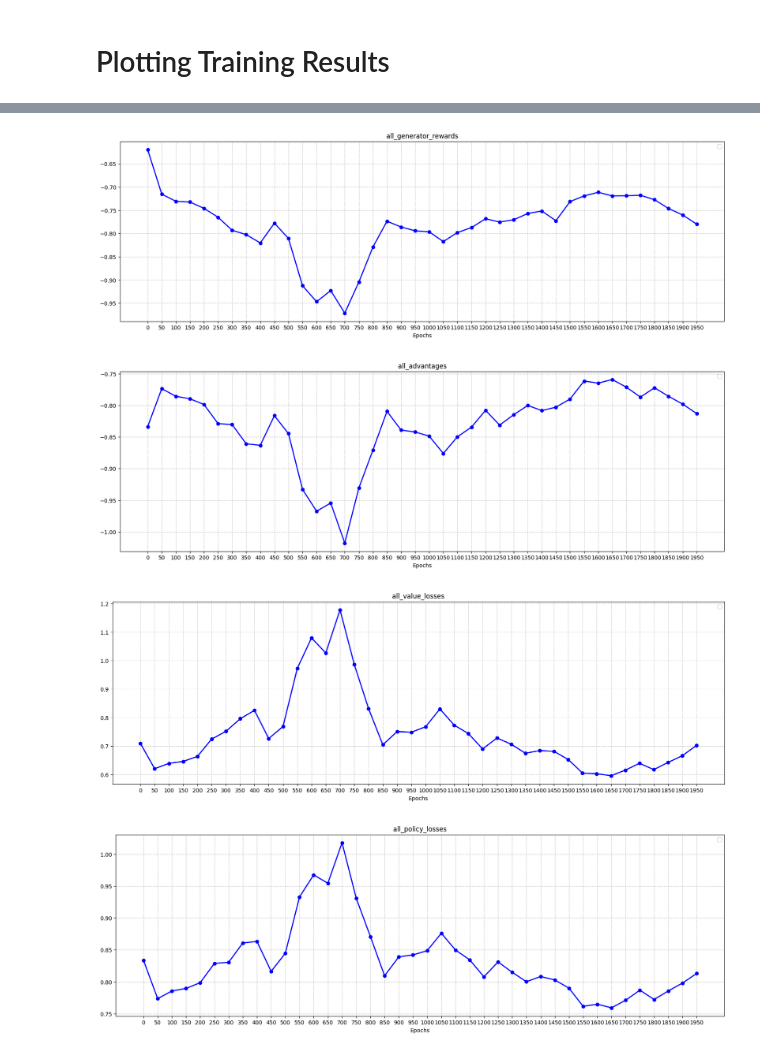
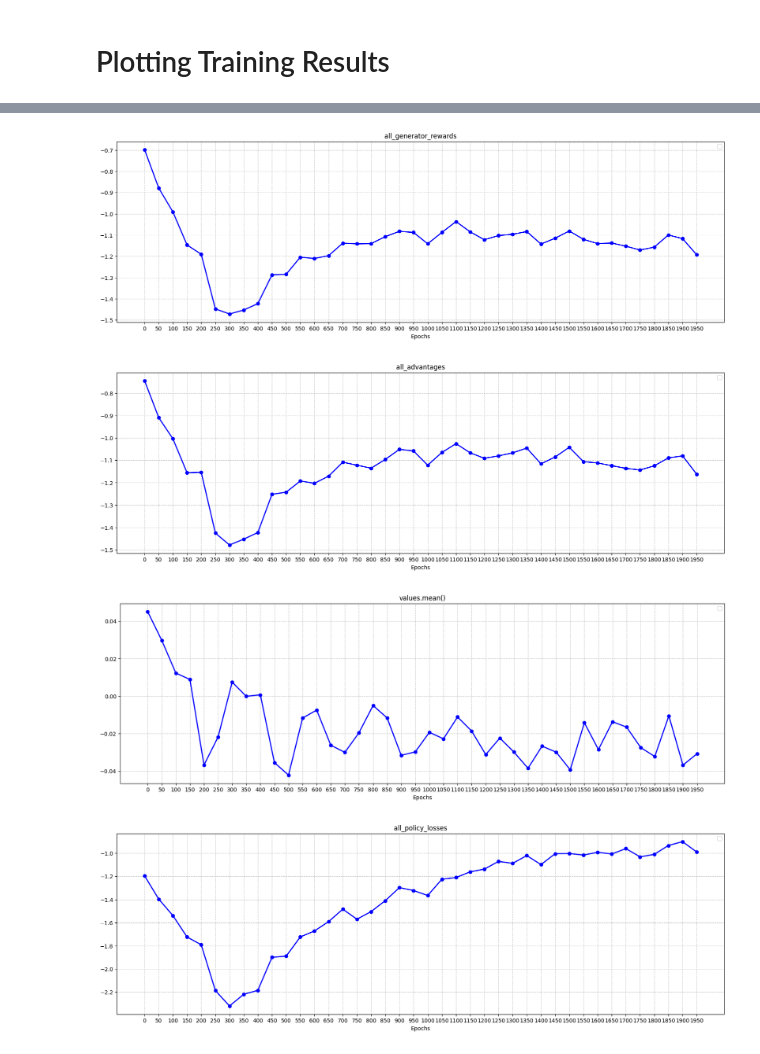
Before and after one commit to valeriacerciello/uzh-masters-project, a Jupyter notebook: MAGAIL MPE Simple Speaker Listener.ipynb, the cells around one changed output, grey strips where cells are left out. Drawn from its saved outputs; the diff is of its cells as text; code cells hidden in the pictures.

Commit message:
Fixed advantage issue
Fixed the dimension issue when calculating advantage with value network

```diff
--- a/MAGAIL MPE Simple Speaker Listener.ipynb
+++ b/MAGAIL MPE Simple Speaker Listener.ipynb
@@ -859,13 +879,13 @@ def plot_dianostics(array, title):
 # %%
 plot_dianostics(all_generator_rewards, "all_generator_rewards")
 plot_dianostics(all_advantages, "all_advantages")
-plot_dianostics(all_value_losses, "all_value_losses")
+plot_dianostics(all_values_estimates, "values.mean()")
 plot_dianostics(all_policy_losses, "all_policy_losses")
 # %% [output]
-[figure, old version]
+[figure, new version]
-[figure, old version]
+[figure, new version]
-[figure, old version]
+[figure, new version]
-[figure, old version]
+[figure, new version]
 # %%
 def plot_real_fake_prob(real_loss, fake_loss, title):
     plt.figure(figsize=(20, 6))
```
Also changed, not shown: parts of 23 cells of this notebook.
